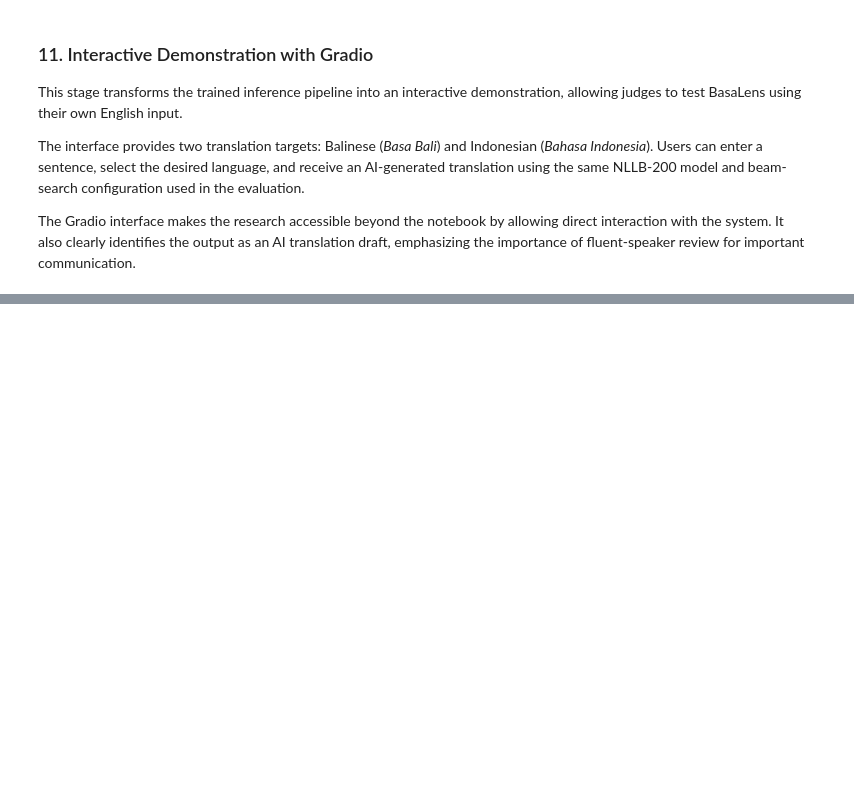
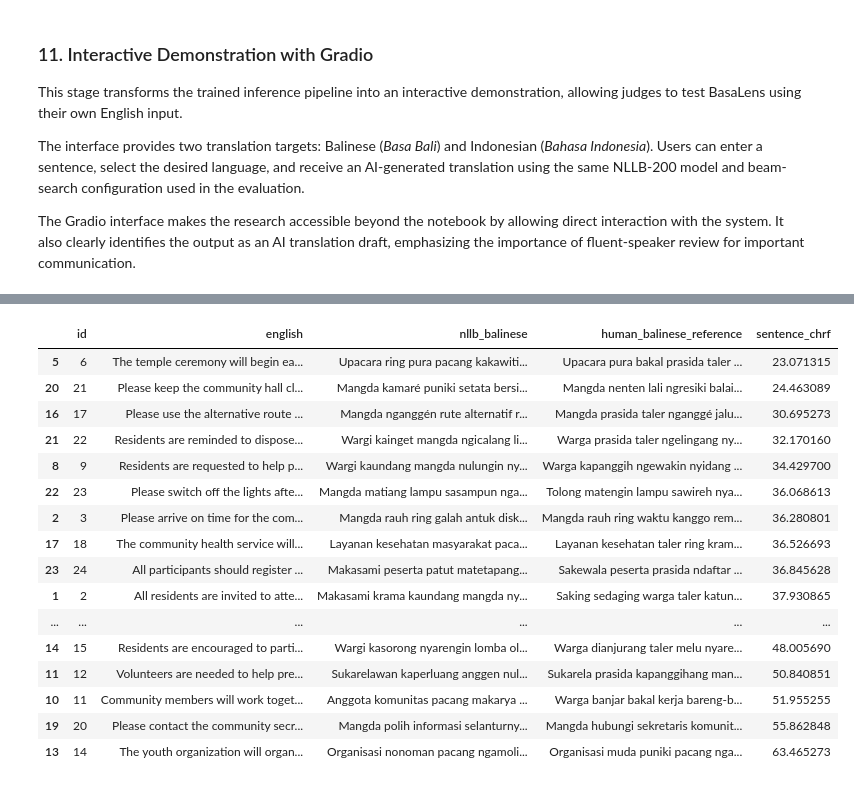
Before and after one commit to XxTurahPlayz/BasaLens, a Jupyter notebook: BasaLens_Hackathon.ipynb, the cells around one changed output, grey strips where cells are left out. Cells and saved outputs as stored; diff of their text form; code cells hidden in the pictures; blank space fills up the shorter version.

Commit message:
Update BasaLens research experiments and evaluation results

```diff
--- a/BasaLens_Hackathon.ipynb
+++ b/BasaLens_Hackathon.ipynb
@@ -285,0 +544,14 @@ demo.launch(share=True)
+# %%
+banjar_df = pd.DataFrame({
+    'id': range(1, len(banjar_notices) + 1),
+    'english': banjar_notices
+})
+
+banjar_df['nllb_balinese'] = translate_many(
+    banjar_df['english'].tolist(),
+    'ban_Latn',
+    num_beams=4,
+    batch_size=4
+)
+
+display(banjar_df)
@@ -285,0 +600,60 @@ demo.launch(share=True)
+# %%
+# Compare NLLB translations with independent human references.
+
+human_references = [
+    "Rapat komunitas ring sasih puniki bakal kalaksanayang ring Rahina Saniscara jam pitu wonten dalu.",
+    "Saking sedaging warga taler katundang mantuka rawuh ring rapat komunitas sane rauh.",
+    "Mangda rauh ring waktu kanggo rembugan krama ring balai banjar.",
+    "Agenda rapat puniki taler ngelaksanayang keamanan krama miwah kegiatan sane rauh.",
+    "Warga sane nenten dados rawuh ring rapat kudang ngametuangang ring sekretaris banjar.",
+    "Upacara pura bakal prasida taler ritatkala isuk ring rahina puniki.",
+    "Sakewala kulawarga katampi nyakut nglaksanayang perayaan agama sane rauh.",
+    "Mangda nentenang sesajen sane kasuratang sadurung upacara ngametuang.",
+    "Warga kapanggih ngewakin nyidang nglaksanayang areal pura kangge perayaan.",
+    "Pertunjukan budaya puniki prasida kadadosang sasampun sembahyang ring rahina malem",
+    "Warga banjar bakal kerja bareng-bareng ngresiki lingkungan desa ring hari Minggu.",
+    "Sukarela prasida kapanggihang mantuk nyiapang aula komunitas kangge acara puniki.",
+    "Mangda nentenangang peralatan resik-resik ring acara krama sane sampun kadadosang.",
+    "Organisasi muda puniki pacang ngatur pagelahan budaya tradisional.",
+    "Warga dianjurang taler melu nyarengin lomba olahraga banjar.",
+    "Jalan utama bakal taler katutup sakewala awit nyantosang persiapan krama.",
+    "Mangda prasida taler nganggé jalur liya madaging indik perawatan jalan.",
+    "Layanan kesehatan taler ring krama nyantosang ring balai desa ring rahina menjange.",
+    "Warga nenten prasida nglumpukang pawarta penting ring kantor banjar.",
+    "Mangda hubungi sekretaris komunitas ring indik indik sane malih.",
+    "Mangda nenten lali ngresiki balai banjar sajeroning prasida ngemargiang kegiatan.",
+    "Warga prasida taler ngelingang nyidang nyimpen sampah ring wadah sane sampun kapilih.",
+    "Tolong matengin lampu sawireh nyantosang nganggengin gedung rapat.",
+    "Sakewala peserta prasida ndaftar ragan malih dados nglaksanayang acara komunitas.",
+    "Matur suksma ring kerjasama sareng nglestarikeun komunitas sane aman miwah nyamengin."
+]
+
+# Attach references using matching IDs.
+banjar_df['human_balinese_reference'] = human_references
+
+# Calculate corpus-level chrF.
+banjar_chrf = chrf.corpus_score(
+    banjar_df['nllb_balinese'].tolist(),
+    [banjar_df['human_balinese_reference'].tolist()]
+)
+
+print("Banjar announcement evaluation")
+print("Number of sentences:", len(banjar_df))
+print("NLLB vs human-reference chrF:", round(banjar_chrf.score, 2))
+
+# Calculate sentence-level chrF scores.
+banjar_df['sentence_chrf'] = [
+    chrf.sentence_score(prediction, [reference]).score
+    for prediction, reference in zip(
+        banjar_df['nllb_balinese'],
+        banjar_df['human_balinese_reference']
+    )
+]
+
+display(
+    banjar_df[
+        ['id', 'english', 'nllb_balinese',
+         'human_balinese_reference', 'sentence_chrf']
+    ].sort_values('sentence_chrf')
+)
+# %% [output]
@@ -285,0 +663,17 @@ demo.launch(share=True)
+|  | id | english | nllb_balinese | human_balinese_reference | sentence_chrf |
+| 5 | 6 | The temple ceremony will begin ea... | Upacara ring pura pacang kakawiti... | Upacara pura bakal prasida taler ... | 23.071315 |
+| 20 | 21 | Please keep the community hall cl... | Mangda kamaré puniki setata bersi... | Mangda nenten lali ngresiki balai... | 24.463089 |
+| 16 | 17 | Please use the alternative route ... | Mangda nganggén rute alternatif r... | Mangda prasida taler nganggé jalu... | 30.695273 |
+| 21 | 22 | Residents are reminded to dispose... | Wargi kainget mangda ngicalang li... | Warga prasida taler ngelingang ny... | 32.170160 |
+| 8 | 9 | Residents are requested to help p... | Wargi kaundang mangda nulungin ny... | Warga kapanggih ngewakin nyidang ... | 34.429700 |
+| 22 | 23 | Please switch off the lights afte... | Mangda matiang lampu sasampun nga... | Tolong matengin lampu sawireh nya... | 36.068613 |
+| 2 | 3 | Please arrive on time for the com... | Mangda rauh ring galah antuk disk... | Mangda rauh ring waktu kanggo rem... | 36.280801 |
+| 17 | 18 | The community health service will... | Layanan kesehatan masyarakat paca... | Layanan kesehatan taler ring kram... | 36.526693 |
+| 23 | 24 | All participants should register ... | Makasami peserta patut matetapang... | Sakewala peserta prasida ndaftar ... | 36.845628 |
+| 1 | 2 | All residents are invited to atte... | Makasami krama kaundang mangda ny... | Saking sedaging warga taler katun... | 37.930865 |
+| ... | ... | ... | ... | ... | ... |
+| 14 | 15 | Residents are encouraged to parti... | Wargi kasorong nyarengin lomba ol... | Warga dianjurang taler melu nyare... | 48.005690 |
+| 11 | 12 | Volunteers are needed to help pre... | Sukarelawan kaperluang anggen nul... | Sukarela prasida kapanggihang man... | 50.840851 |
+| 10 | 11 | Community members will work toget... | Anggota komunitas pacang makarya ... | Warga banjar bakal kerja bareng-b... | 51.955255 |
+| 19 | 20 | Please contact the community secr... | Mangda polih informasi selanturny... | Mangda hubungi sekretaris komunit... | 55.862848 |
+| 13 | 14 | The youth organization will organ... | Organisasi nonoman pacang ngamoli... | Organisasi muda puniki pacang nga... | 63.465273 |
```
Also changed, not shown: parts of 38 cells of this notebook, 1 other file.
